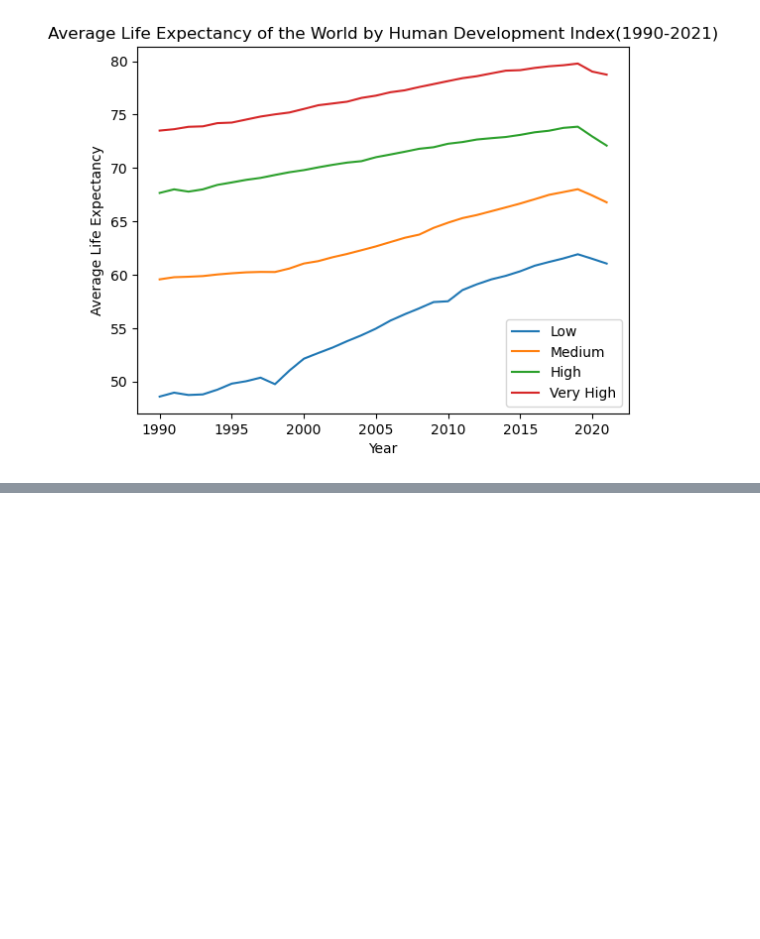
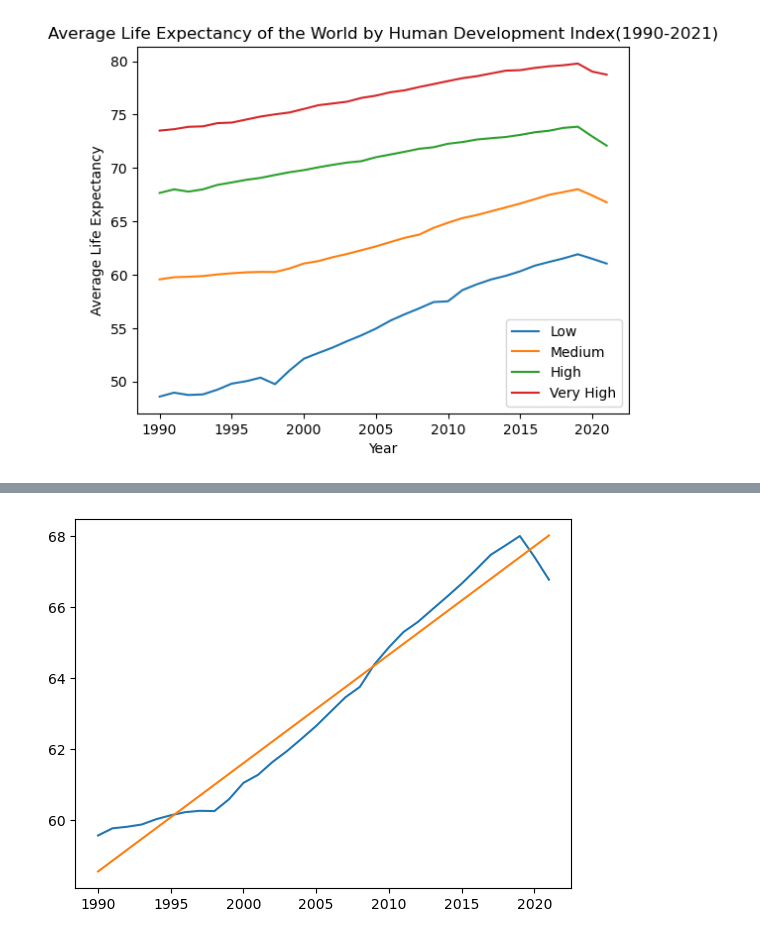
Before and after one commit to Overlordian27/Jterm-Project, a Jupyter notebook: analysis_1.ipynb, the cells around one changed output, grey strips where cells are left out. Drawn from its saved outputs; the diff is of its cells as text; code cells hidden in the pictures; blank space fills up the shorter version.

Commit message:
Added linear regression stuff

```diff
--- a/analysis_1.ipynb
+++ b/analysis_1.ipynb
@@ -132,0 +126,12 @@ xy
+# %%
+model = LinearRegression()
+model.fit(np.array(range(32)).reshape(-1,1),medi)
+reg_medi=[]
+for i in range(32):
+    reg_medi.append(i*model.coef_+model.intercept_)
+change_medi = model.coef_
+plt.plot(range(1990, 2022),medi)
+plt.plot(range(1990, 2022),reg_medi)
+plt.show()
+# %% [output]
+[figure, added]
```
Also changed, not shown: parts of 6 cells of this notebook.
